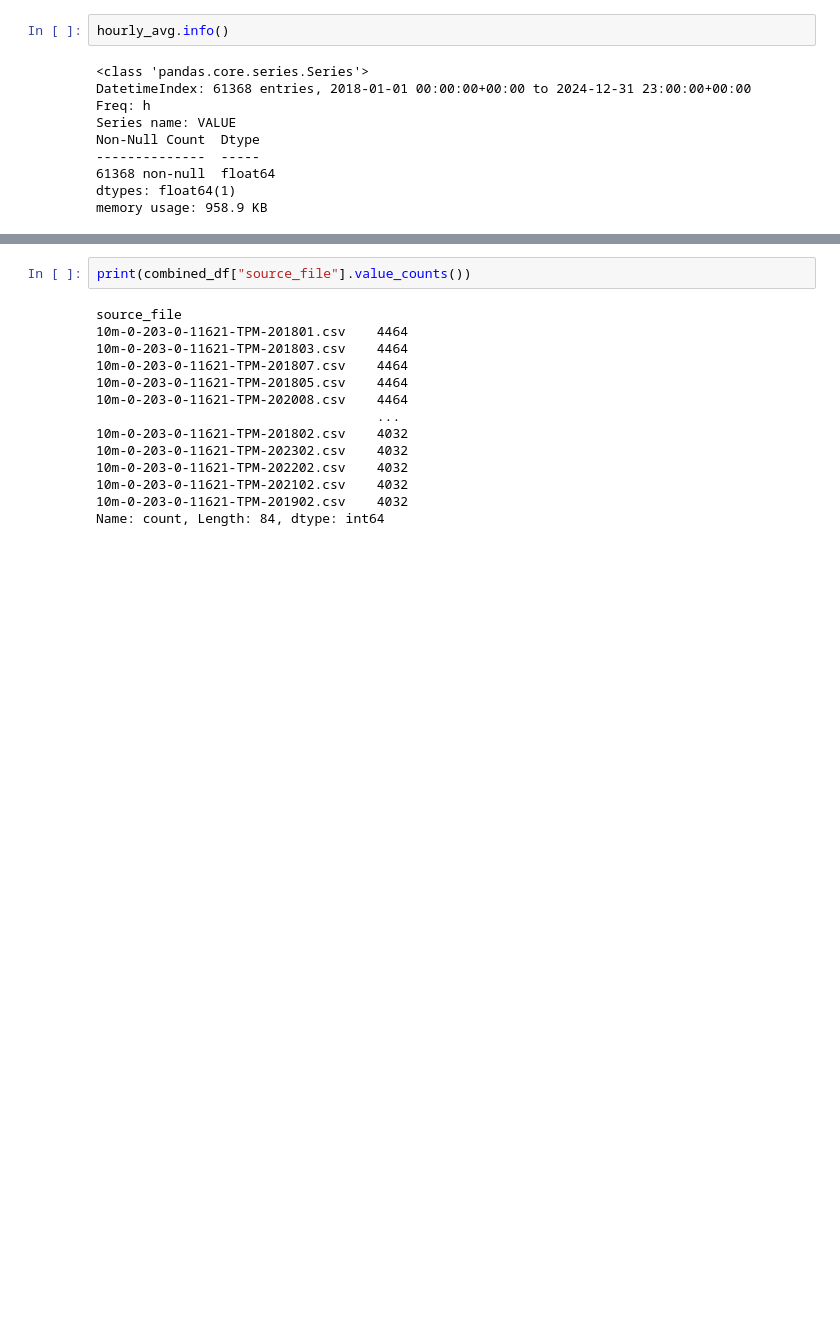
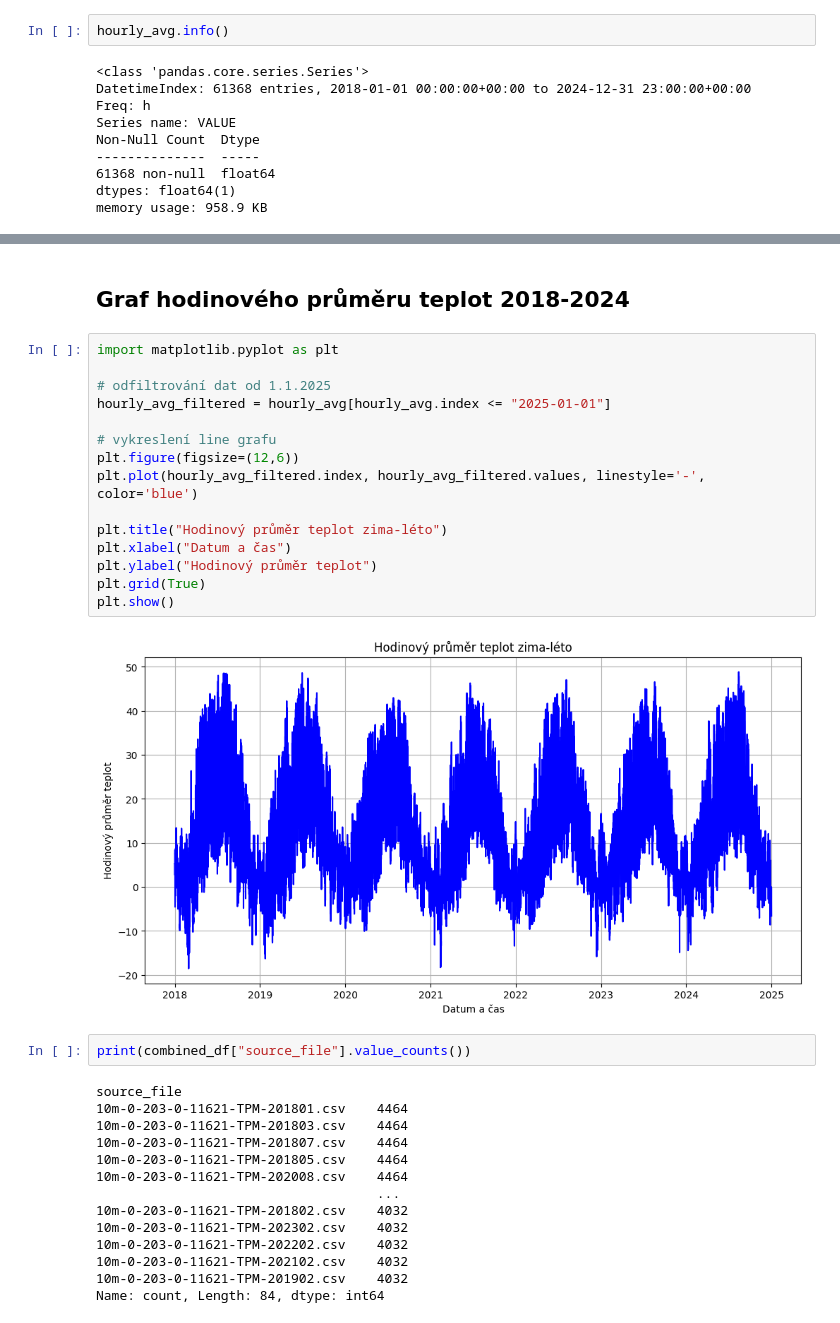
Before and after one commit to MarekCoderslab/CHMI, a Jupyter notebook: TempImport_Equitherm.ipynb, the cells around one changed output, grey strips where cells are left out. Saved outputs shown, nothing was run; the diff lists cells and outputs as text; blank space fills up the shorter version.

```diff
--- a/TempImport_Equitherm.ipynb
+++ b/TempImport_Equitherm.ipynb
@@ -154,3 +132,22 @@ print(sample)
+# %% [markdown]
+## Graf hodinového průměru teplot 2018-2024
+# %%
+import matplotlib.pyplot as plt
+
+# odfiltrování dat od 1.1.2025
+hourly_avg_filtered = hourly_avg[hourly_avg.index <= "2025-01-01"]
+
+# vykreslení line grafu
+plt.figure(figsize=(12,6))
+plt.plot(hourly_avg_filtered.index, hourly_avg_filtered.values, linestyle='-', color='blue')
+
+plt.title("Hodinový průměr teplot zima-léto")
+plt.xlabel("Datum a čas")
+plt.ylabel("Hodinový průměr teplot")
+plt.grid(True)
+plt.show()
+# %% [output]
+[figure, added]
 # %%
 print(combined_df["source_file"].value_counts())
 # %% [output]
```
Also changed, not shown: parts of 5 cells of this notebook.
